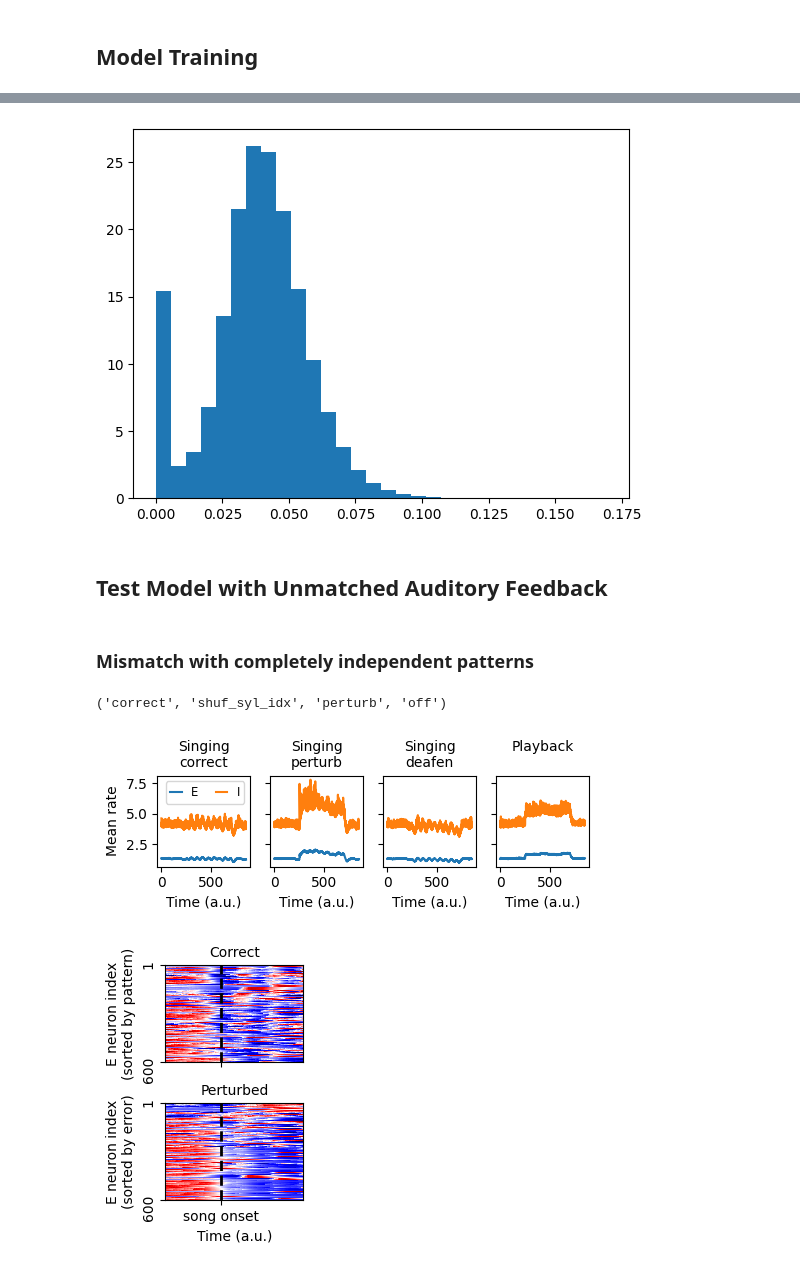
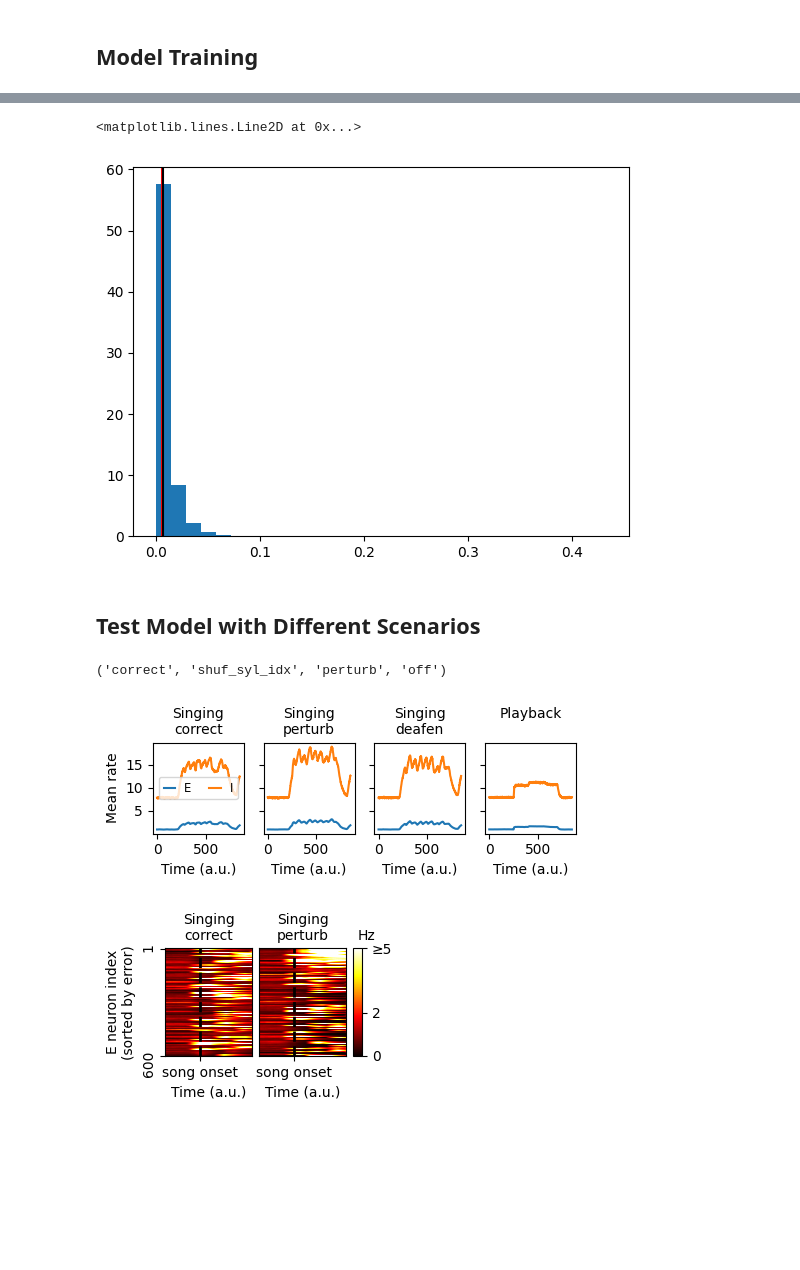
Before and after one commit to gongziyida/vocal-error-network, a Jupyter notebook: EI_rec_plasticity.ipynb, the cells around one changed output, grey strips where cells are left out. Cells and saved outputs as stored; diff of their text form; code cells hidden in the pictures; blank space fills up the shorter version.

Commit message:
visualization & code optimization

```diff
--- a/EI_rec_plasticity.ipynb
+++ b/EI_rec_plasticity.ipynb
@@ -16,22 +17,18 @@ N_HVC = N_syl * N_HVC_per_syl
 peak_rate, kernel_width = 150, 20
 # %%
 T_rend = 600 # Each rendition
-N_rend = 25 # Number of renditions
+N_rend = 35 # Number of renditions
 T_burn = 500 # Burning
 T = T_burn + N_rend * T_rend # Total
 # %%
 # Syllables and time stamps
 # syl = rng.normal(1, 3, size=(N_syl, NE))#.clip(min=0)
-syl_cov = np.zeros((NE,NE))
-K = 1
-for i in range(NE//K):
-    syl_cov[K*i:K*(i+1),K*i:K*(i+1)] = 2.5
-syl_cov[np.arange(NE),np.arange(NE)] = 3
+N_shared_channels = 20
+syl_cov = block_sym_mat(NE, K=N_shared_channels, var=9, cov=7.5)
 plt.imshow(syl_cov)
 syl = rng.multivariate_normal(np.ones(NE), syl_cov, size=N_syl)
 print(syl.shape)
 tsyl_start, tsyl_end, burst_ts = generate_syl_time(T, T_burn, T_rend, N_syl, N_HVC)
 save_W_ts = np.round(tsyl_end[-1]).astype(int)
-# burst_ts -= 20
 # %% [output]
 (3, 600)
@@ -62,13 +65,13 @@ rEmax, rImax, thE, thI, sE, sI = 40, 100, -5, 0, 2, 2
 phiE = lambda x: rEmax/2 * (1 + erf((x - thE) / (np.sqrt(2) * sE)))
 phiI = lambda x: rImax/2 * (1 + erf((x - thI) / (np.sqrt(2) * sI)))
 # %%
-w0_mean, w0_std = 1/N_HVC, 0/N_HVC
-w_inh, wI = w0_mean*0.2, 0.0
+w0_mean, w0_std, cW = 2/N_HVC, 0/N_HVC, 0.05
+w_inh, wI = w0_mean*cW, 0.0
 tauE, tauI, dt = 40, 10, 1
 
 net = EINetRecPlasticity(NE, NI, N_HVC, w0_mean, phiE, phiI, tauE, tauI,
-                         JEE=JEE, JEI=JEI, JIE=JIE, JII=JII, w_inh=w_inh,
-                         wI=wI, w0_std=w0_std, cW=0.1)
+                         JEE=JEE.copy(), JEI=JEI.copy(), JIE=JIE.copy(), JII=JII.copy(),
+                         w_inh=w_inh, wI=wI, w0_std=w0_std, cW=cW)
 # %%
 rE0 = rng.normal(loc=1, scale=0.5, size=NE).clip(min=0)
 rI0 = rng.normal(loc=5, scale=0.5, size=NI).clip(min=0)
@@ -137,11 +169,12 @@ fig.tight_layout(pad=0.1)
 # %%
-plt.hist(Ws[-1].flatten(), density=True, bins=30);
+plt.hist(Ws[-1].flatten(), density=True, bins=30)
+plt.axvline(Ws[-1].mean(), color='r')
+plt.axvline(JEE.mean(), color='k')
 # %% [output]
+<matplotlib.lines.Line2D at 0x...>
-[figure, old version]
+[figure, new version]
 # %% [markdown]
-## Test Model with Unmatched Auditory Feedback
+## Test Model with Different Scenarios
-# %% [markdown]
-### Mismatch with completely independent patterns
 # %%
 Experiment.AUD_LIST
 # %% [output]
@@ -150,19 +183,8 @@ Experiment.AUD_LIST
 exp = Experiment(net, rH, syl, noise=1, T_test=T_burn+T_rend,
                  t_start=tsyl_start[:,:1], t_end=tsyl_end[:,:1])
 pert_mean = np.ones(NE)
-pert_cov, K = np.zeros((NE,NE)), 1
-if K > 1:
-    for i in range(NE//K):
-        pert_cov[K*i:K*(i+1),K*i:K*(i+1)] = 7.5
-pert_cov[np.arange(NE),np.arange(NE)] = 9
+pert_cov = block_sym_mat(NE, K=N_shared_channels, var=9, cov=7.5)
 pert_args = [(pert_mean, pert_cov, 0)]
-# K = 10
-# pert_mean = np.zeros(NE)
-# pert_mean[:K] = 2
-# pert_cov = np.zeros((NE,NE))
-# pert_cov[np.arange(NE),np.arange(NE)] = 1
-# pert = rng.multivariate_normal(pert_mean, pert_cov, size=N_syl)
-# pert_args = [(pert, 1)]
 test_codes = ('correct', 'perturb', 'off', 'correct') # last one for playback
 if_sing = (True, True, True, False)
 test_names = ('Singing\ncorrect', 'Singing\nperturb',
@@ -171,14 +199,16 @@ tests_all = exp.sim_multi(test_codes, if_sing, pert_args * len(test_codes))
 # %%
 ti, tj = T_burn//2, T_burn+T_rend
-fig, ax = plot_tests_mean(tests_all[0], test_names, ti, tj)
+fig, ax = plot_tests_mean(tests_all['rE'], tests_all['rI'], test_names, ti, tj)
 # %% [output]
-[figure, old version]
+[figure, new version]
 # %%
-fig, ax = plot_raster_cmp_syl_dsyl(tests_all[0][0], tests_all[0][2], syl[0], tests_all[1][2][0]-syl[0],
-                                   tsyl_start[0,0], tsyl_end[0,0], figsize=(2, 3))
-# fig.savefig('err_response.svg')
+fig, ax = plot_raster_cmp_syl_dsyl(tests_all['rE'][0], tests_all['rE'][2], syl[0],
+                                   tests_all['bos'][2][0]-syl[0],
+                                   tsyl_start[0,0], tsyl_end[0,0],
+                                   figsize=(3, 2), plot_z=False, th=5)
+# fig.savefig('svg/err_response_EI.svg')
 # %% [output]
-[figure, old version]
+[figure, new version]
 # %%
 ti, tj = T_burn//2, T_burn + T_rend
 ts = [(tsyl_start[i,0]-ti, tsyl_end[i,0]-ti) for i in range(N_syl)] # for plotting bars
```
Also changed, not shown: parts of 18 cells of this notebook, 7 other files.
